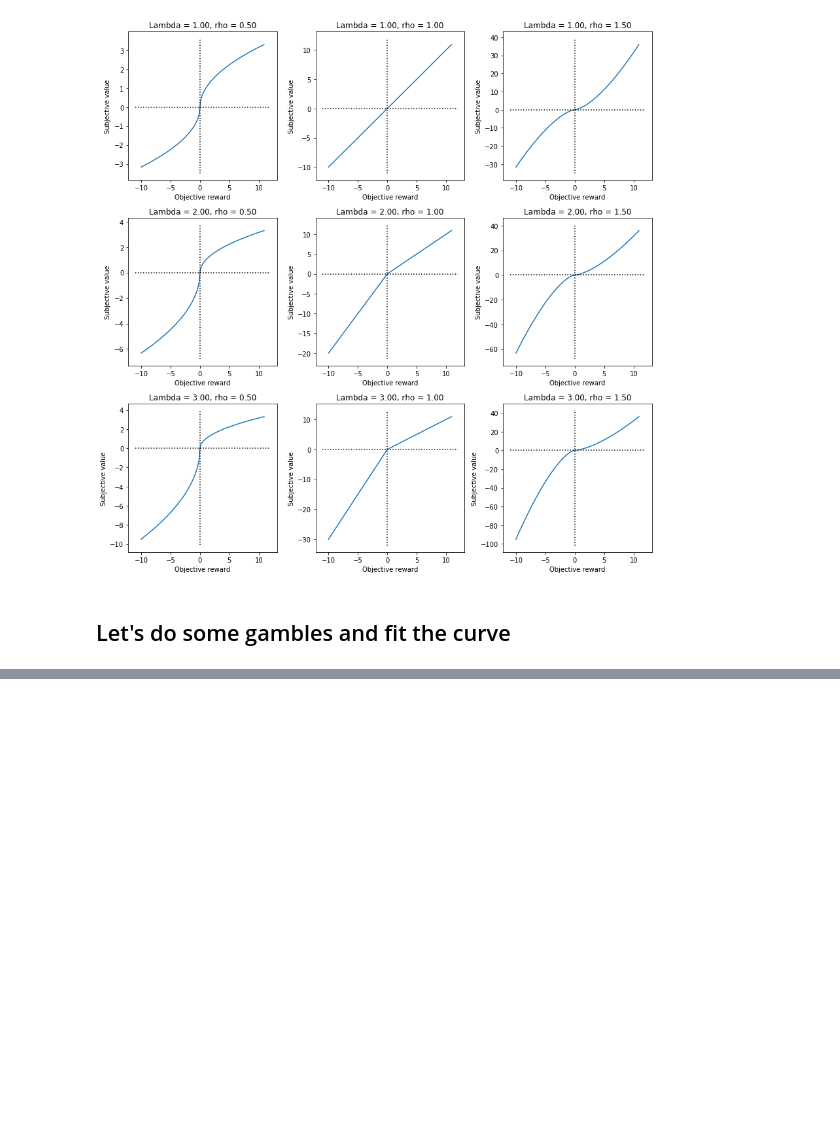
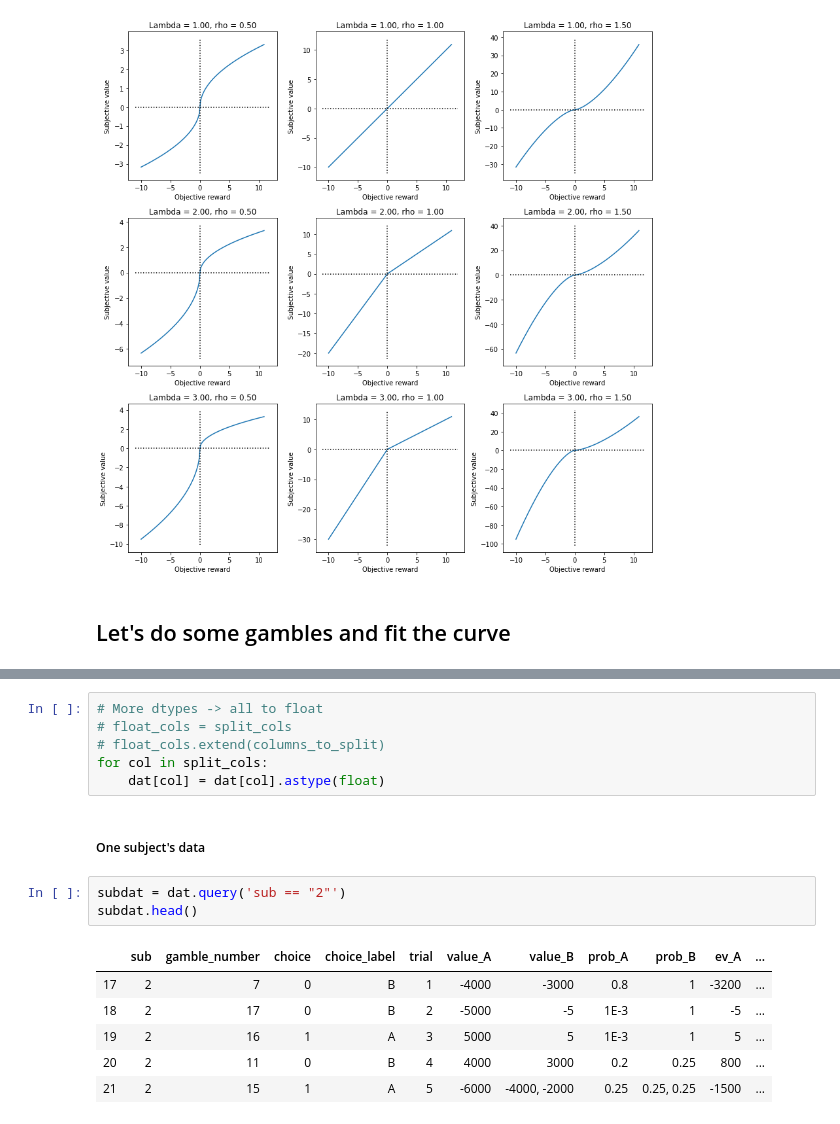
Before and after one commit to jeroenvanbaar/Computational_modeling_tutorial, a Jupyter notebook: 8.Prospect_theory.ipynb, the cells around one changed output, grey strips where cells are left out. Cells and saved outputs as stored; diff of their text form; blank space fills up the shorter version.

```diff
--- a/8.Prospect_theory.ipynb
+++ b/8.Prospect_theory.ipynb
@@ -66,0 +105,18 @@ plt.tight_layout()
+# %%
+# More dtypes -> all to float
+# float_cols = split_cols
+# float_cols.extend(columns_to_split)
+for col in split_cols:
+    dat[col] = dat[col].astype(float)
+# %% [markdown]
+##### One subject's data
+# %%
+subdat = dat.query('sub == "2"')
+subdat.head()
+# %% [output]
+|  | sub | gamble_number | choice | choice_label | trial | value_A | value_B | prob_A | prob_B | ev_A | ... |
+| 17 | 2 | 7 | 0 | B | 1 | -4000 | -3000 | 0.8 | 1 | -3200 | ... |
+| 18 | 2 | 17 | 0 | B | 2 | -5000 | -5 | 1E-3 | 1 | -5 | ... |
+| 19 | 2 | 16 | 1 | A | 3 | 5000 | 5 | 1E-3 | 1 | 5 | ... |
+| 20 | 2 | 11 | 0 | B | 4 | 4000 | 3000 | 0.2 | 0.25 | 800 | ... |
+| 21 | 2 | 15 | 1 | A | 5 | -6000 | -4000, -2000 | 0.25 | 0.25, 0.25 | -1500 | ... |
```
Also changed, not shown: parts of 8 cells of this notebook.
